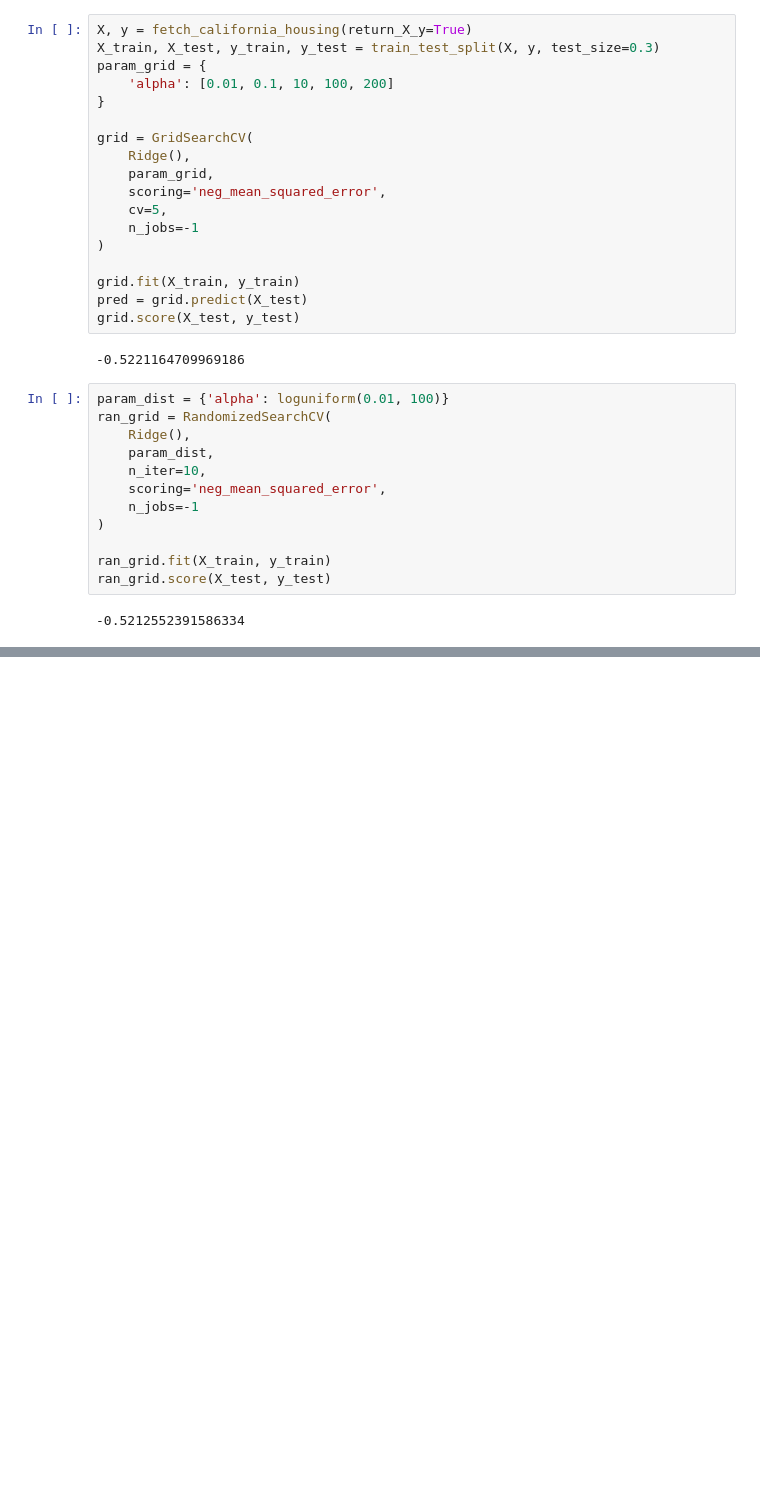
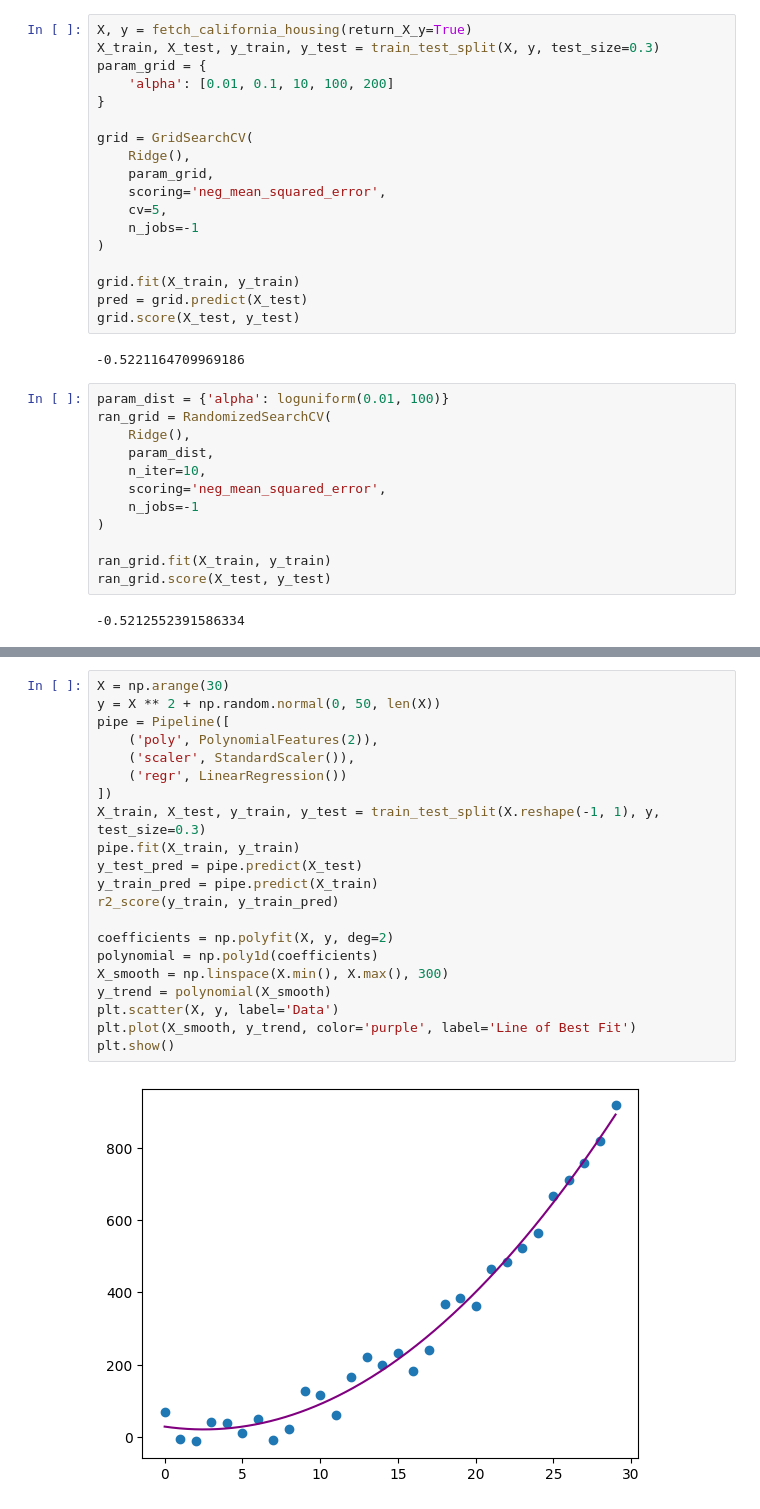
Before and after one commit to Lampard7crypt/Data-Science-Python, a Jupyter notebook: new.ipynb, the cells around one changed output, grey strips where cells are left out. Drawn from its saved outputs; the diff is of its cells as text; blank space fills up the shorter version.

```diff
--- a/new.ipynb
+++ b/new.ipynb
@@ -345,0 +371,23 @@ ran_grid.score(X_test, y_test)
+# %%
+X = np.arange(30)
+y = X ** 2 + np.random.normal(0, 50, len(X))
+pipe = Pipeline([
+    ('poly', PolynomialFeatures(2)),
+    ('scaler', StandardScaler()),
+    ('regr', LinearRegression())
+])
+X_train, X_test, y_train, y_test = train_test_split(X.reshape(-1, 1), y, test_size=0.3)
+pipe.fit(X_train, y_train)
+y_test_pred = pipe.predict(X_test)
+y_train_pred = pipe.predict(X_train)
+r2_score(y_train, y_train_pred)
+
+coefficients = np.polyfit(X, y, deg=2)
+polynomial = np.poly1d(coefficients)
+X_smooth = np.linspace(X.min(), X.max(), 300)
+y_trend = polynomial(X_smooth)
+plt.scatter(X, y, label='Data')
+plt.plot(X_smooth, y_trend, color='purple', label='Line of Best Fit')
+plt.show()
+# %% [output]
+[figure, added]
```
Also changed, not shown: parts of 2 cells of this notebook.
